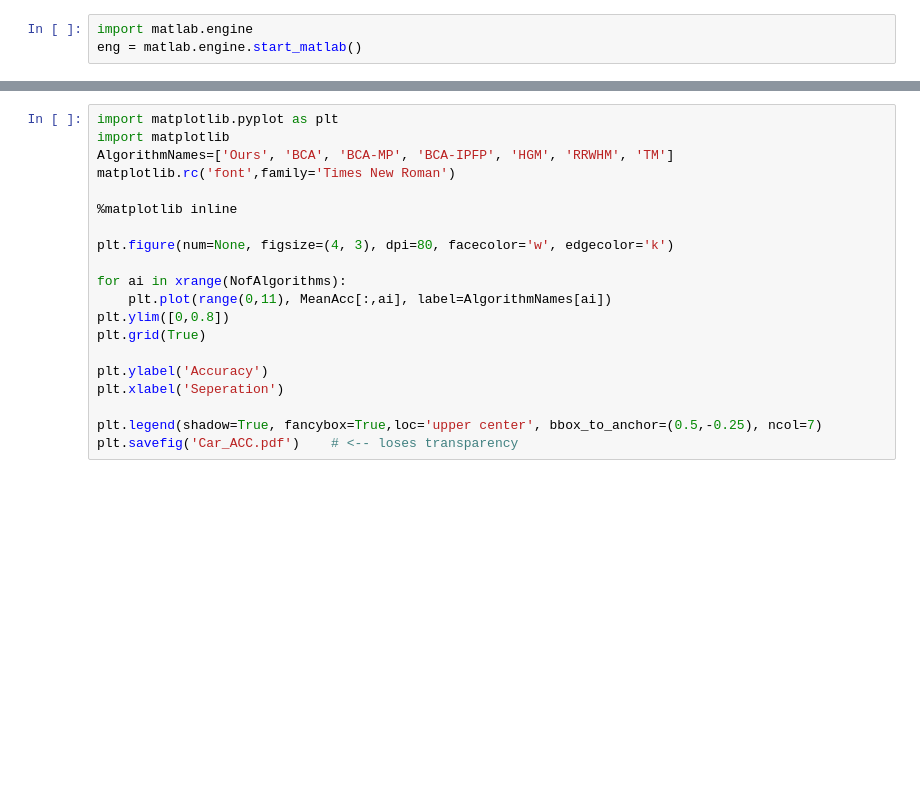
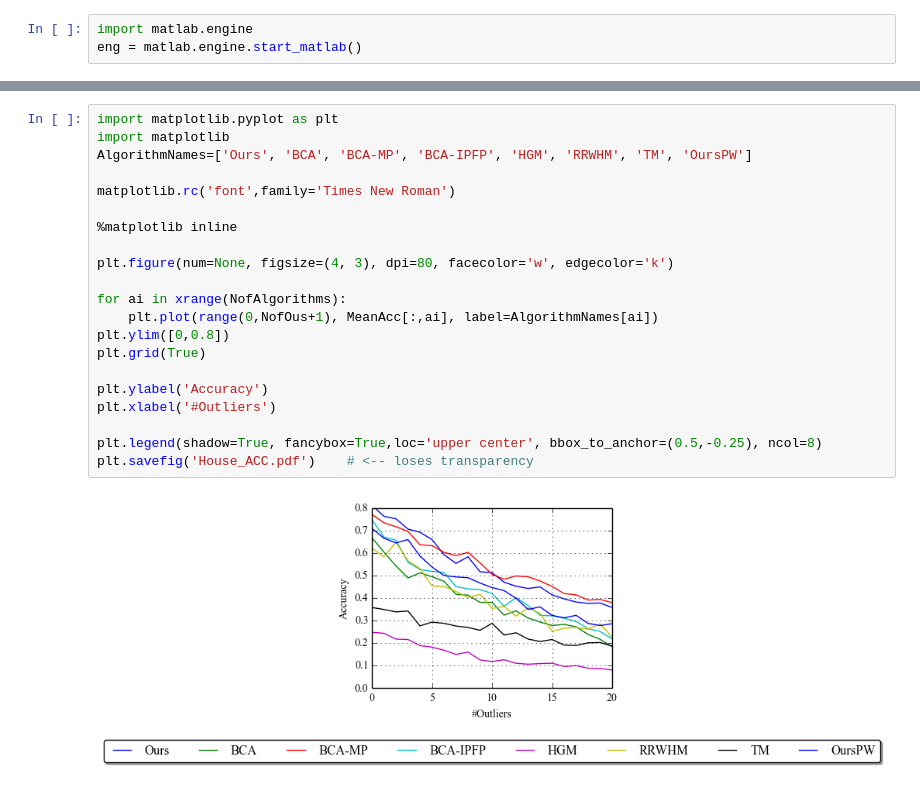
Before and after one commit to zzhang1987/HyperGraphMatchingBP, a Jupyter notebook: demoCarHyper.ipynb, the cells around one changed output, grey strips where cells are left out. Saved outputs shown, nothing was run; the diff lists cells and outputs as text; blank space fills up the shorter version.

```diff
--- a/demoCarHyper.ipynb
+++ b/demoCarHyper.ipynb
@@ -160,21 +199,24 @@ NameError: name 'MG1' is not defined
 # %%
 import matplotlib.pyplot as plt
 import matplotlib
-AlgorithmNames=['Ours', 'BCA', 'BCA-MP', 'BCA-IPFP', 'HGM', 'RRWHM', 'TM']
+AlgorithmNames=['Ours', 'BCA', 'BCA-MP', 'BCA-IPFP', 'HGM', 'RRWHM', 'TM', 'OursPW']
+
 matplotlib.rc('font',family='Times New Roman')
 
 %matplotlib inline
 
 plt.figure(num=None, figsize=(4, 3), dpi=80, facecolor='w', edgecolor='k')
 
 for ai in xrange(NofAlgorithms):
-    plt.plot(range(0,11), MeanAcc[:,ai], label=AlgorithmNames[ai])
+    plt.plot(range(0,NofOus+1), MeanAcc[:,ai], label=AlgorithmNames[ai])
 plt.ylim([0,0.8])
 plt.grid(True)
 
 plt.ylabel('Accuracy')
-plt.xlabel('Seperation')
+plt.xlabel('#Outliers')
 
-plt.legend(shadow=True, fancybox=True,loc='upper center', bbox_to_anchor=(0.5,-0.25), ncol=7)
-plt.savefig('Car_ACC.pdf')    # <-- loses transparency
+plt.legend(shadow=True, fancybox=True,loc='upper center', bbox_to_anchor=(0.5,-0.25), ncol=8)
+plt.savefig('House_ACC.pdf')    # <-- loses transparency
+# %% [output]
+[figure, added]
 # %%
```
Also changed, not shown: parts of 3 cells of this notebook, 4 other files.
